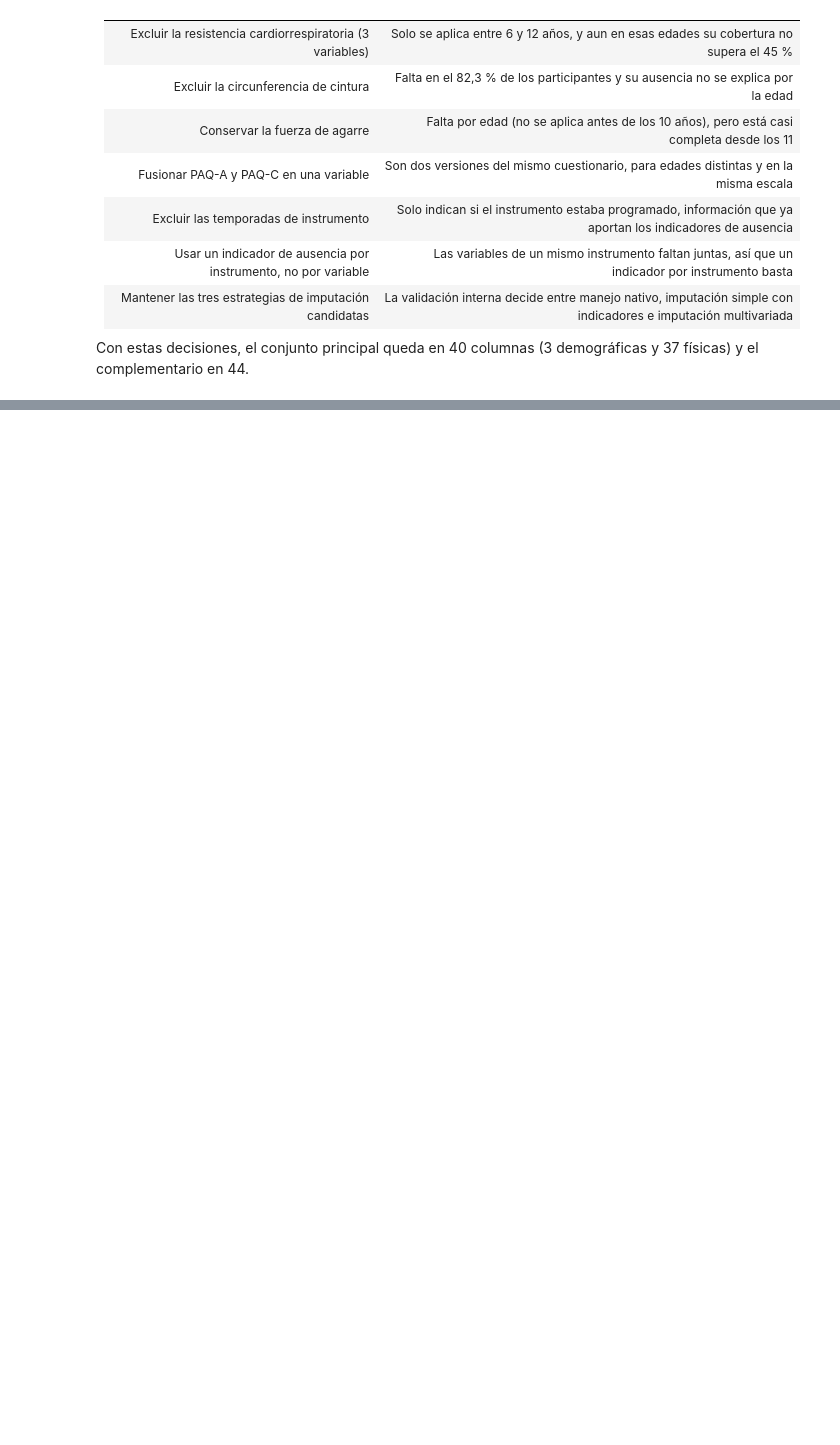
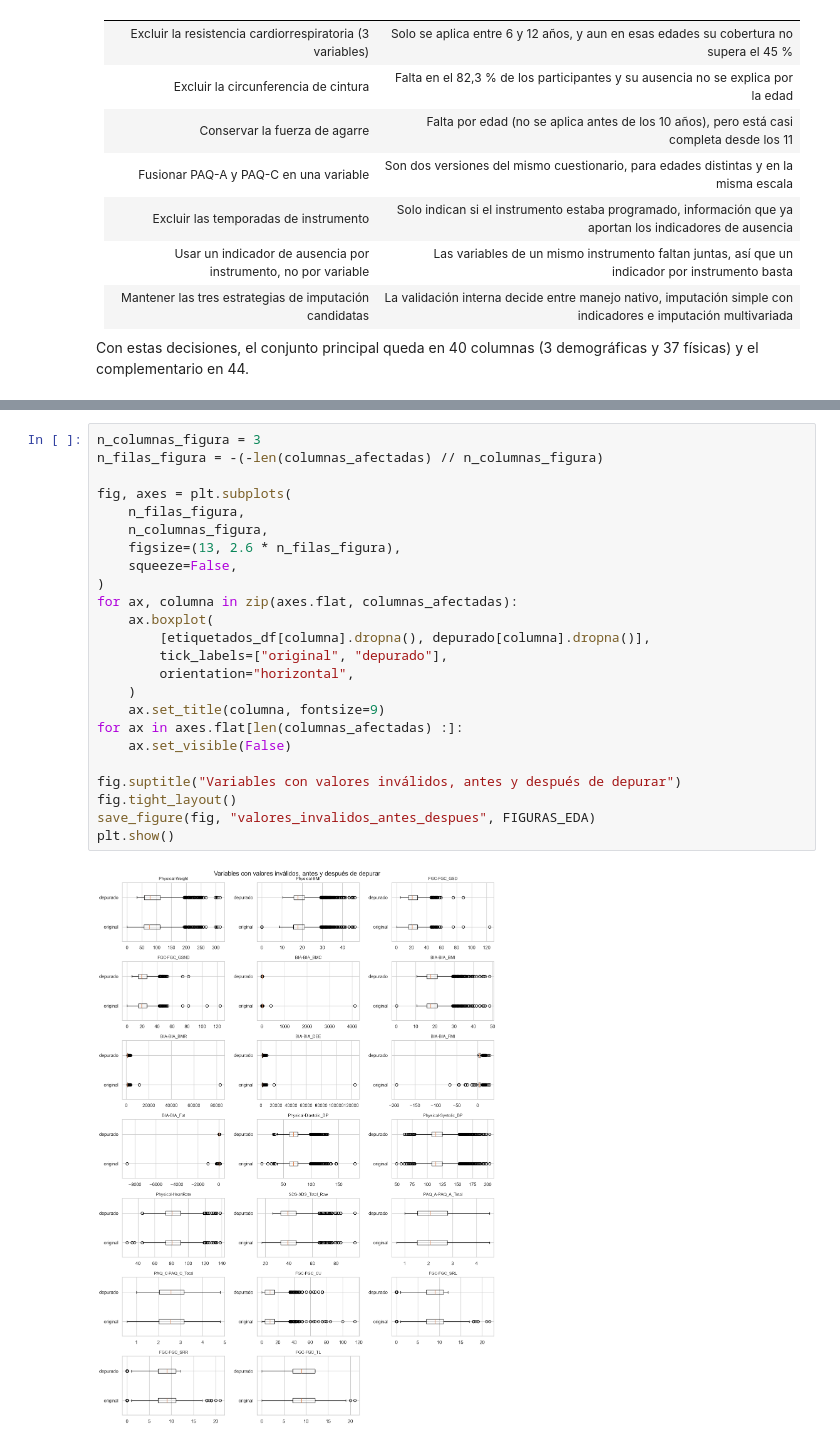
Before and after one commit to juanestebancg2806/piu-severity-prediction, a Jupyter notebook: notebooks/01_eda.ipynb, the cells around one changed output, grey strips where cells are left out. Saved outputs shown, nothing was run; the diff lists cells and outputs as text; blank space fills up the shorter version.

```diff
--- a/notebooks/01_eda.ipynb
+++ b/notebooks/01_eda.ipynb
@@ -1208,0 +1396,26 @@ Con estas decisiones, el conjunto principal queda en 40 columnas (3 demográfica
+# %%
+n_columnas_figura = 3
+n_filas_figura = -(-len(columnas_afectadas) // n_columnas_figura)
+
+fig, axes = plt.subplots(
+    n_filas_figura,
+    n_columnas_figura,
+    figsize=(13, 2.6 * n_filas_figura),
+    squeeze=False,
+)
+for ax, columna in zip(axes.flat, columnas_afectadas):
+    ax.boxplot(
+        [etiquetados_df[columna].dropna(), depurado[columna].dropna()],
+        tick_labels=["original", "depurado"],
+        orientation="horizontal",
+    )
+    ax.set_title(columna, fontsize=9)
+for ax in axes.flat[len(columnas_afectadas) :]:
+    ax.set_visible(False)
+
+fig.suptitle("Variables con valores inválidos, antes y después de depurar")
+fig.tight_layout()
+save_figure(fig, "valores_invalidos_antes_despues", FIGURAS_EDA)
+plt.show()
+# %% [output]
+[figure, added]
```
Also changed, not shown: parts of 8 cells of this notebook, 4 other files.
